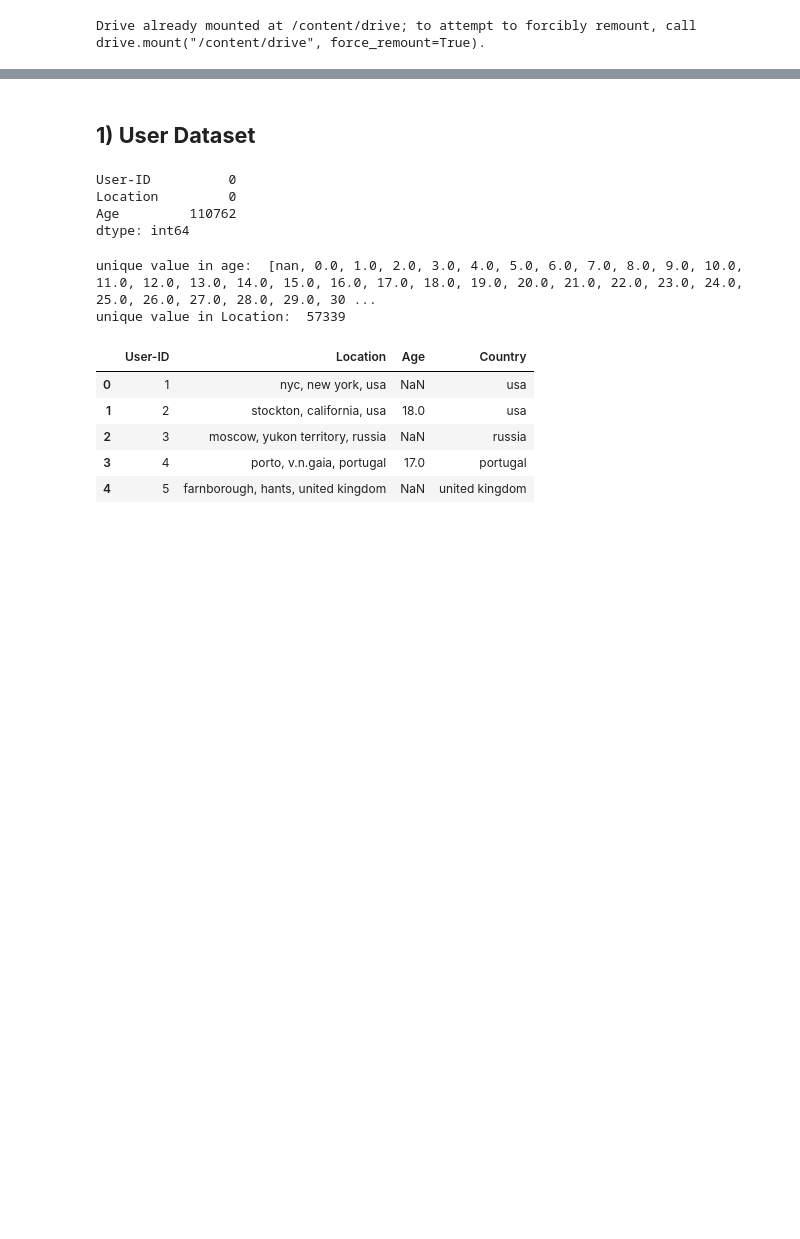
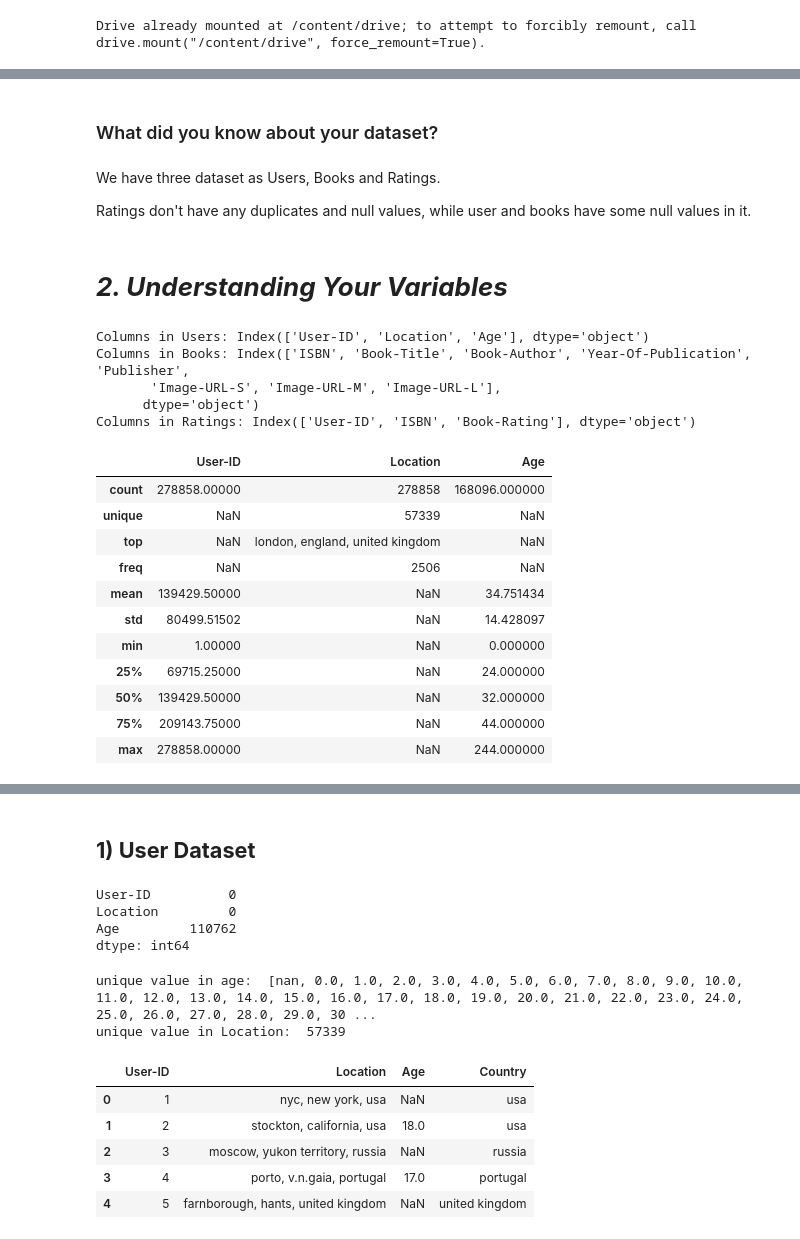
Before and after one commit to Vinayak0042/Book-Recommender-System, a Jupyter notebook: Capstone_4_Book_Recommender_System.ipynb, the cells around one changed output, grey strips where cells are left out. Drawn from its saved outputs; the diff is of its cells as text; code cells hidden in the pictures; blank space fills up the shorter version.

```diff
--- a/Capstone_4_Book_Recommender_System.ipynb
+++ b/Capstone_4_Book_Recommender_System.ipynb
@@ -80,0 +195,35 @@ book.head()
+# %% [markdown]
+### What did you know about your dataset?
+# %% [markdown]
+We have three dataset as Users, Books and Ratings.
+
+Ratings don't have any duplicates and null values, while user and books have some null values in it.
+# %% [markdown]
+# ***2. Understanding Your Variables***
+# %%
+# Dataset Columns
+print(f'Columns in Users: {user.columns}')
+print(f'Columns in Books: {book.columns}')
+print(f'Columns in Ratings: {rating.columns}')
+# %% [output]
+Columns in Users: Index(['User-ID', 'Location', 'Age'], dtype='object')
+Columns in Books: Index(['ISBN', 'Book-Title', 'Book-Author', 'Year-Of-Publication', 'Publisher',
+       'Image-URL-S', 'Image-URL-M', 'Image-URL-L'],
+      dtype='object')
+Columns in Ratings: Index(['User-ID', 'ISBN', 'Book-Rating'], dtype='object')
+# %%
+# Dataset Describe
+user.describe(include='all')
+# %% [output]
+|  | User-ID | Location | Age |
+| count | 278858.00000 | 278858 | 168096.000000 |
+| unique | NaN | 57339 | NaN |
+| top | NaN | london, england, united kingdom | NaN |
+| freq | NaN | 2506 | NaN |
+| mean | 139429.50000 | NaN | 34.751434 |
+| std | 80499.51502 | NaN | 14.428097 |
+| min | 1.00000 | NaN | 0.000000 |
+| 25% | 69715.25000 | NaN | 24.000000 |
+| 50% | 139429.50000 | NaN | 32.000000 |
+| 75% | 209143.75000 | NaN | 44.000000 |
+| max | 278858.00000 | NaN | 244.000000 |
```
Also changed, not shown: parts of 125 cells of this notebook.
